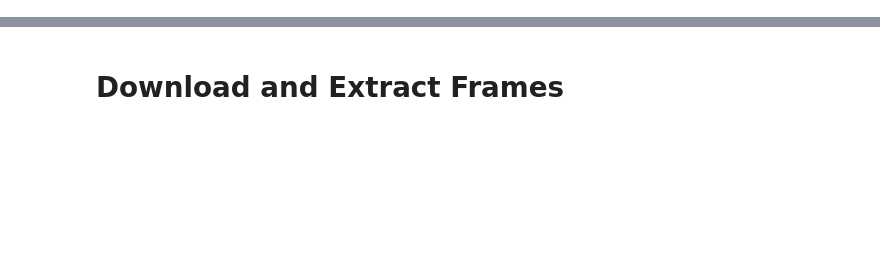
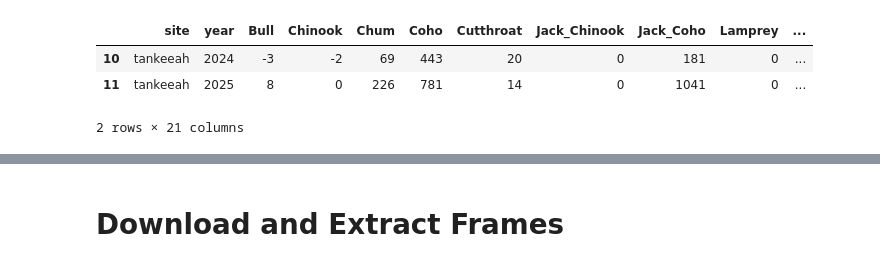
Before and after one commit to Salmon-Computer-Vision/salmon-computer-vision, a Jupyter notebook: training/convert-label-studio-yolo.ipynb, the cells around one changed output, grey strips where cells are left out. Cells and saved outputs as stored; diff of their text form; code cells hidden in the pictures; blank space fills up the shorter version.

```diff
--- a/training/convert-label-studio-yolo.ipynb
+++ b/training/convert-label-studio-yolo.ipynb
@@ -61,0 +340,9 @@ Path(vid_annos[5]['video']).stem
+# %%
+all_sites_counts = pd.read_csv('salmon_counts_2024-2025/AllReviewed_2024&2025_ALLSITES_summary.csv')
+all_sites_counts = all_sites_counts[all_sites_counts['site'] == 'tankeeah']
+all_sites_counts
+# %% [output]
+|  | site | year | Bull | Chinook | Chum | Coho | Cutthroat | Jack_Chinook | Jack_Coho | Lamprey | ... |
+| 10 | tankeeah | 2024 | -3 | -2 | 69 | 443 | 20 | 0 | 181 | 0 | ... |
+| 11 | tankeeah | 2025 | 8 | 0 | 226 | 781 | 14 | 0 | 1041 | 0 | ... |
+2 rows × 21 columns
```
Also changed, not shown: parts of 29 cells of this notebook, 1 other file.
